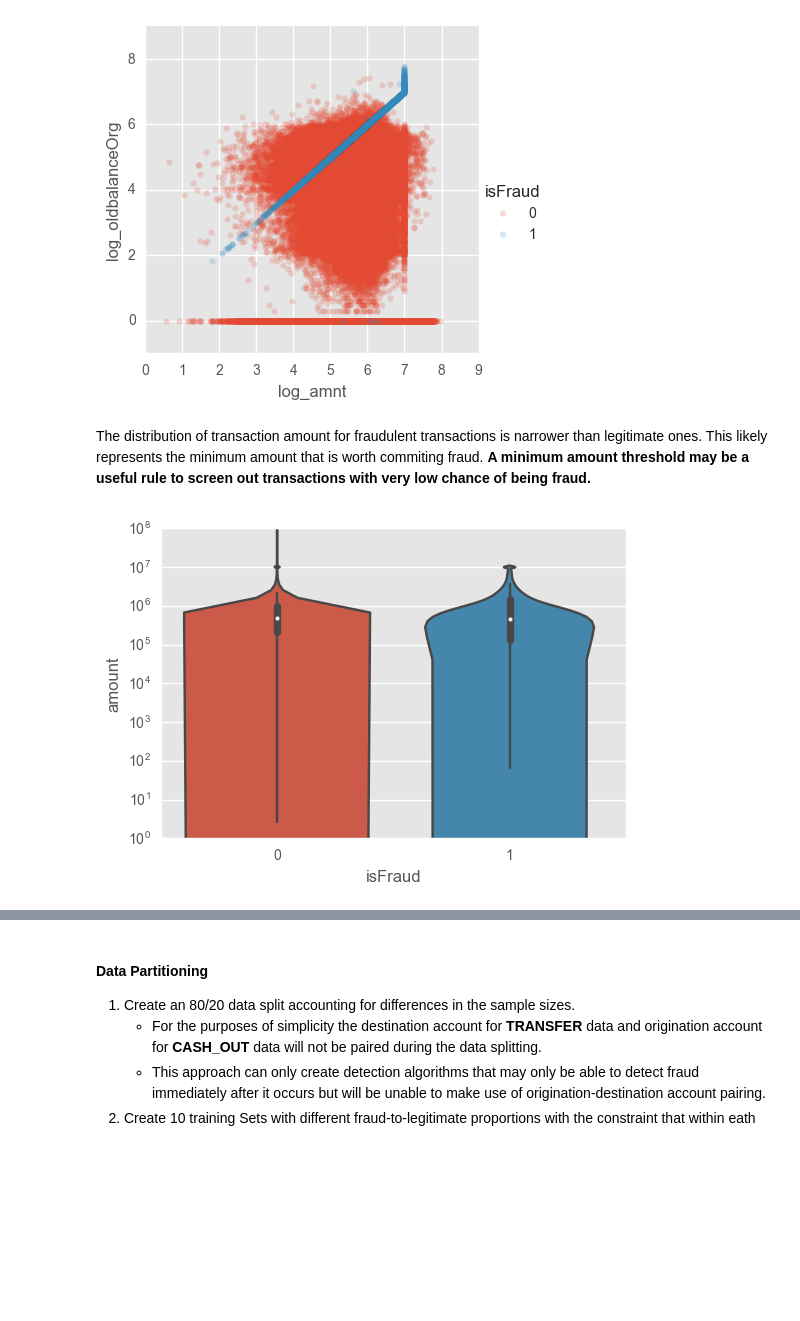
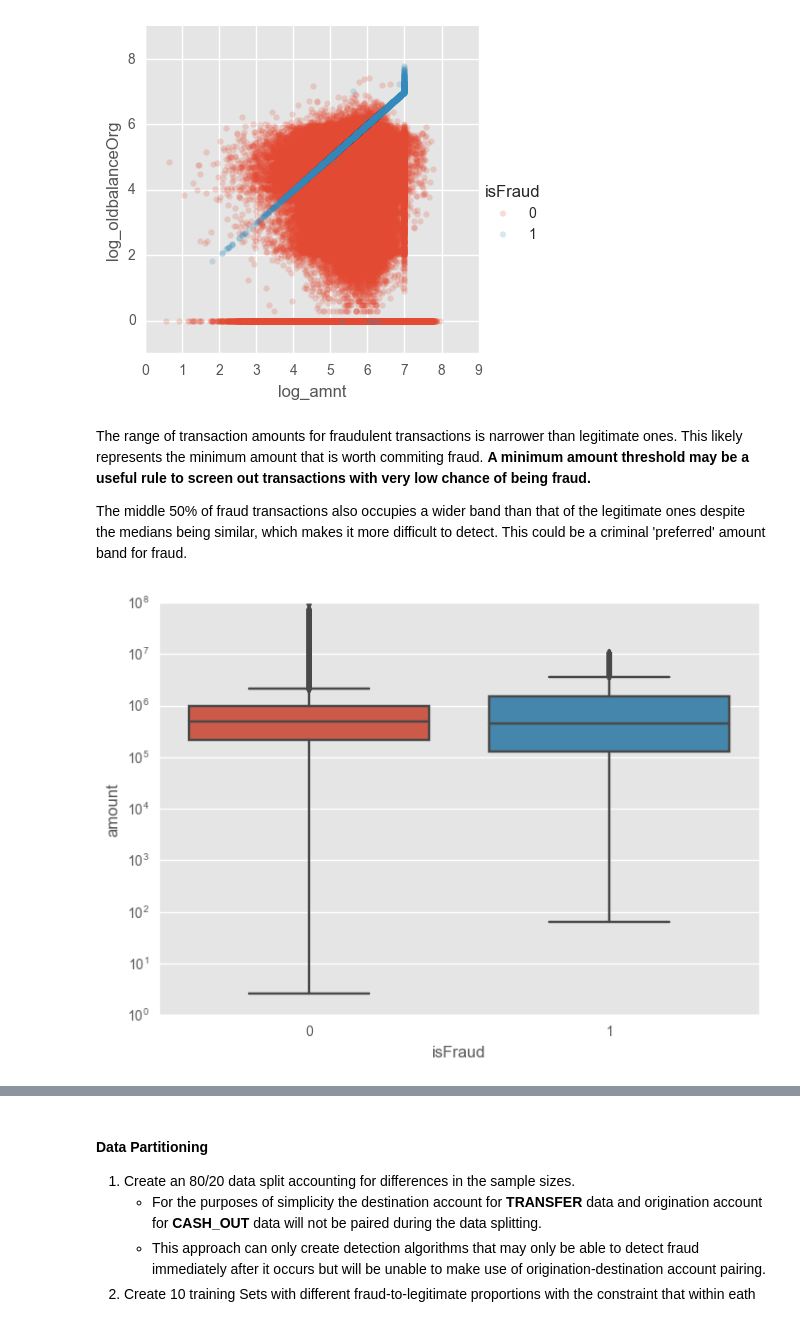
Before and after one commit to tahuichimiguel/Data-Science-Portfolio, a Jupyter notebook: Synthetic Financial Dataset Fraud Detection/Fraudulent Money Transfer Analysis.ipynb, the cells around one changed output, grey strips where cells are left out. Drawn from its saved outputs; the diff is of its cells as text; code cells hidden in the pictures; blank space fills up the shorter version.

```diff
--- a/Synthetic Financial Dataset Fraud Detection/Fraudulent Money Transfer Analysis.ipynb
+++ b/Synthetic Financial Dataset Fraud Detection/Fraudulent Money Transfer Analysis.ipynb
@@ -183,11 +183,13 @@ sns.lmplot(data = DT_reduced,x='log_amnt',y = 'log_oldbalanceOrg',hue = 'isFraud
 [figure]
 [figure]
 # %% [markdown]
-The distribution of transaction amount for fraudulent transactions is narrower than legitimate ones. This likely represents the minimum amount that is worth commiting fraud. **A minimum amount threshold may be a useful rule to screen out transactions with very low chance of being fraud.**
+The range of transaction amounts for fraudulent transactions is narrower than legitimate ones. This likely represents the minimum amount that is worth commiting fraud. **A minimum amount threshold may be a useful rule to screen out transactions with very low chance of being fraud.**
+
+The middle 50% of fraud transactions also occupies a wider band than that of the legitimate ones despite the medians being similar, which makes it more difficult to detect. This could be a criminal 'preferred' amount band for fraud.
 # %%
 fig, ax = plt.subplots(1,1)
 ax.set_yscale('log')
-sns.violinplot(data = DT_reduced,y='amount',x = 'isFraud',ax=ax)
+sns.boxplot(data = DT_reduced,y='amount',x = 'isFraud',ax=ax)
 plt.show()
 # %% [output]
-[figure, old version]
+[figure, new version]
```
Also changed, not shown: parts of 3 cells of this notebook.
